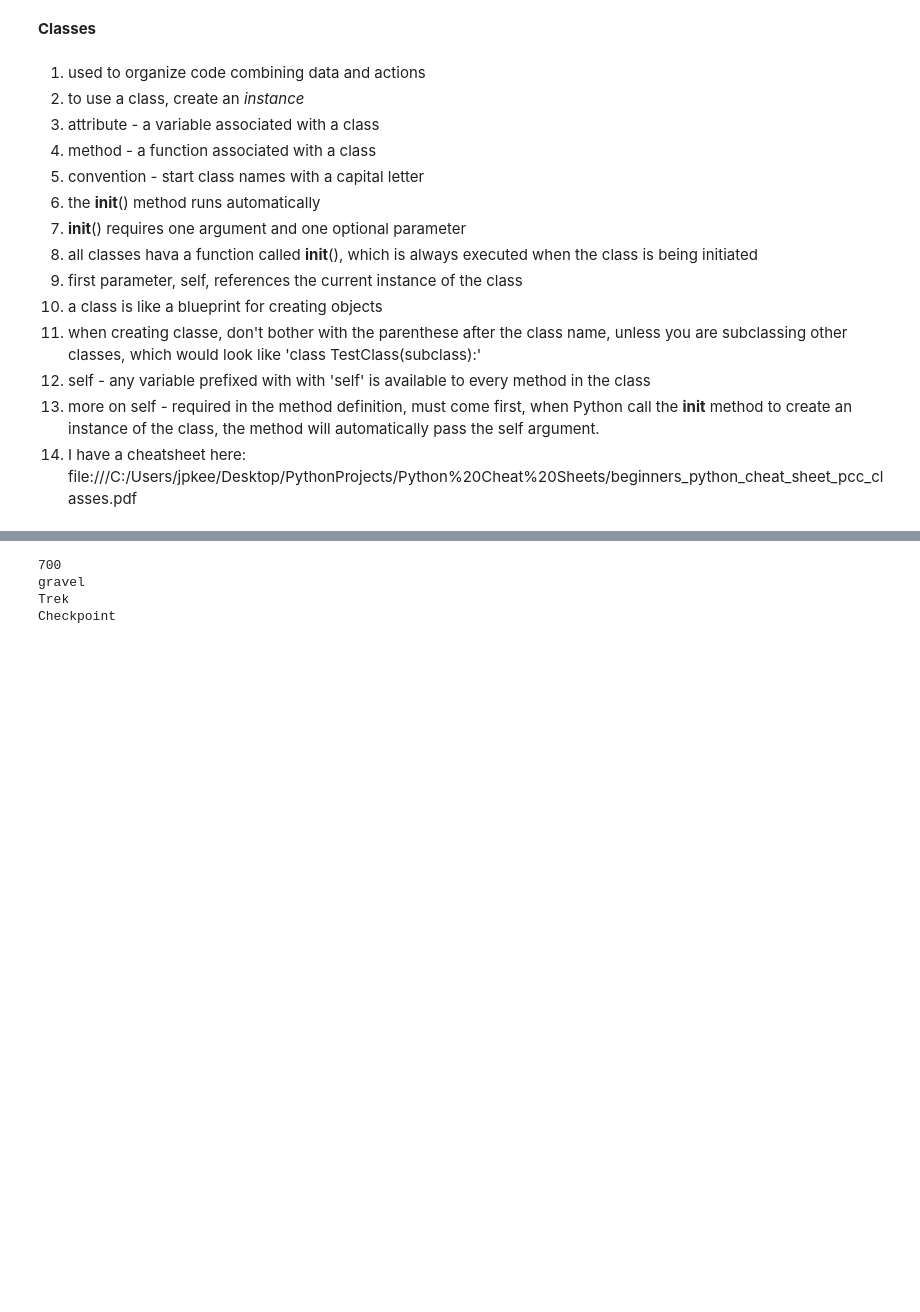
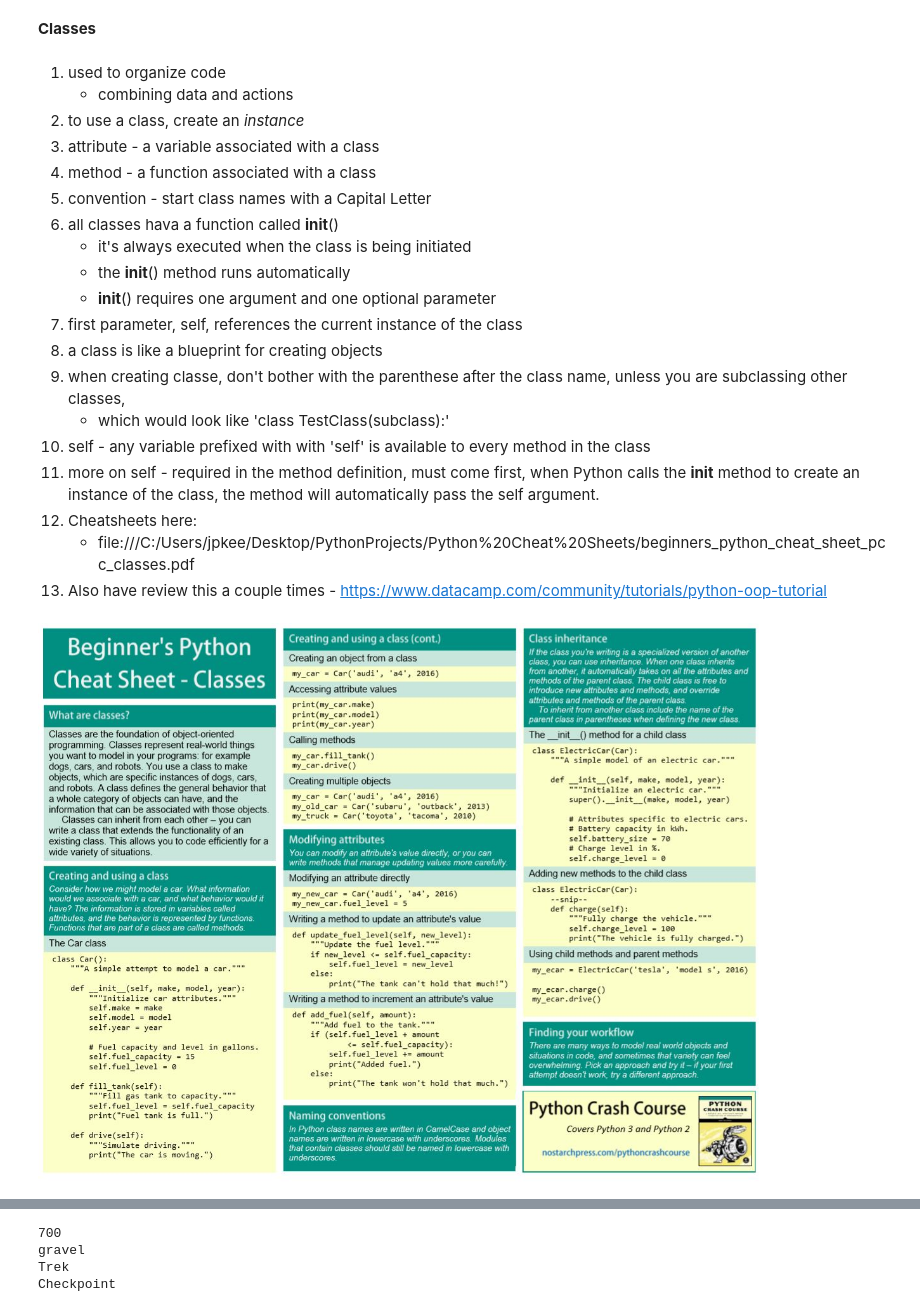
Before and after one commit to jpkeeton/2020Drills, a Jupyter notebook: Classes.ipynb, the cells around one changed output, grey strips where cells are left out. Cells and saved outputs as stored; diff of their text form; code cells hidden in the pictures; blank space fills up the shorter version.

Commit message:
Just Saving Notes
lots of stuff here, not all of it good :/

```diff
--- a/Classes.ipynb
+++ b/Classes.ipynb
@@ -1,17 +1,27 @@
 # %% [markdown]
 **Classes**
 # %% [markdown]
-1. used to organize code combining data and actions
+1. used to organize code
+    * combining data and actions
 2. to use a class, create an *instance*
 3. attribute - a variable associated with a class
 4. method - a function associated with a class
-5. convention - start class names with a capital letter
-6. the __init__() method runs automatically
-7. __init__() requires one argument and one optional parameter
-8. all classes hava a function called __init__(), which is always executed when the class is being initiated
-9. first parameter, self, references the current instance of the class
-10. a class is like a blueprint for creating objects
-11. when creating classe, don't bother with the parenthese after the class name, unless you are subclassing other classes, which would look like 'class TestClass(subclass):'
-12. self - any variable prefixed with with 'self' is available to every method in the class
-13. more on self - required in the method definition, must come first, when Python call the __init__ method to create an instance of the class, the method will automatically pass the self argument.
-14. I have a cheatsheet here:  file:///C:/Users/jpkee/Desktop/PythonProjects/Python%20Cheat%20Sheets/beginners_python_cheat_sheet_pcc_classes.pdf
+5. convention - start class names with a Capital Letter
+6. all classes hava a function called __init__()
+    * it's always executed when the class is being initiated
+    * the __init__() method runs automatically
+    * __init__() requires one argument and one optional parameter
+7. first parameter, self, references the current instance of the class
+8. a class is like a blueprint for creating objects
+9. when creating classe, don't bother with the parenthese after the class name, unless you are subclassing other classes,
+    * which would look like 'class TestClass(subclass):'
+10. self - any variable prefixed with with 'self' is available to every method in the class
+11. more on self - required in the method definition, must come first, when Python calls the __init__ method to create an instance of the class, the method will automatically pass the self argument.
+12. Cheatsheets here:
+    * file:///C:/Users/jpkee/Desktop/PythonProjects/Python%20Cheat%20Sheets/beginners_python_cheat_sheet_pcc_classes.pdf
+13. Also have review this a couple times - https://www.datacamp.com/community/tutorials/python-oop-tutorial
+# %%
+from IPython.display import Image
+Image('C:/Users/jpkee/Desktop/PythonProjects/Python Cheat Sheets/ClassesCheatSheet1.JPG')
+# %% [output]
+[figure, added]
```
Also changed, not shown: parts of 21 cells of this notebook, 11 other files.
